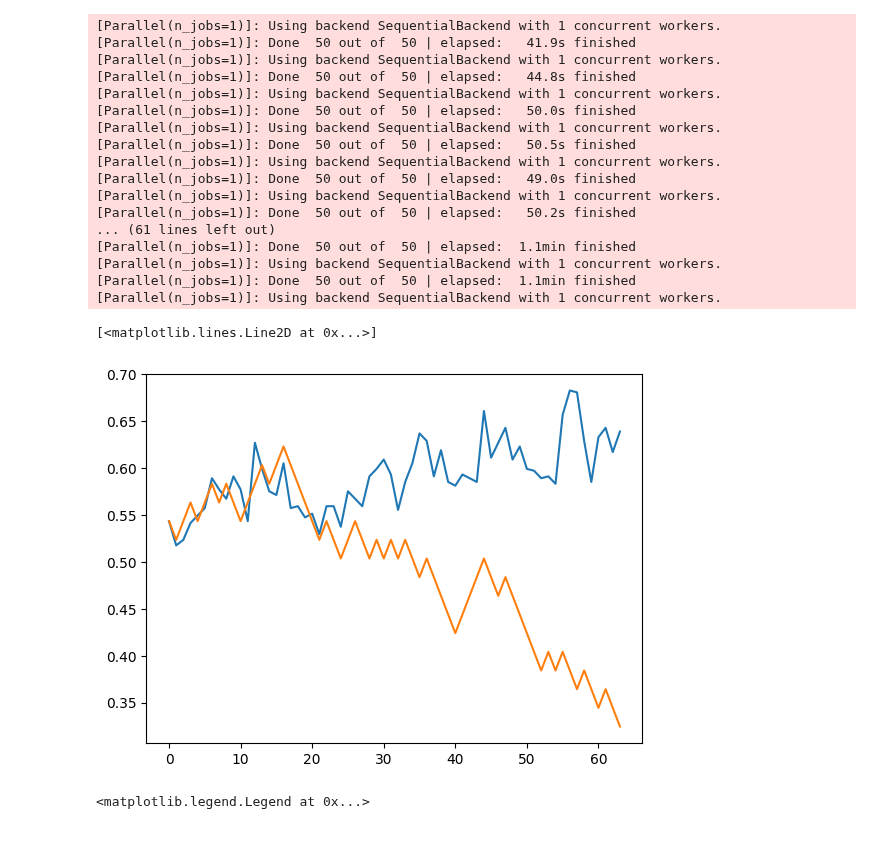
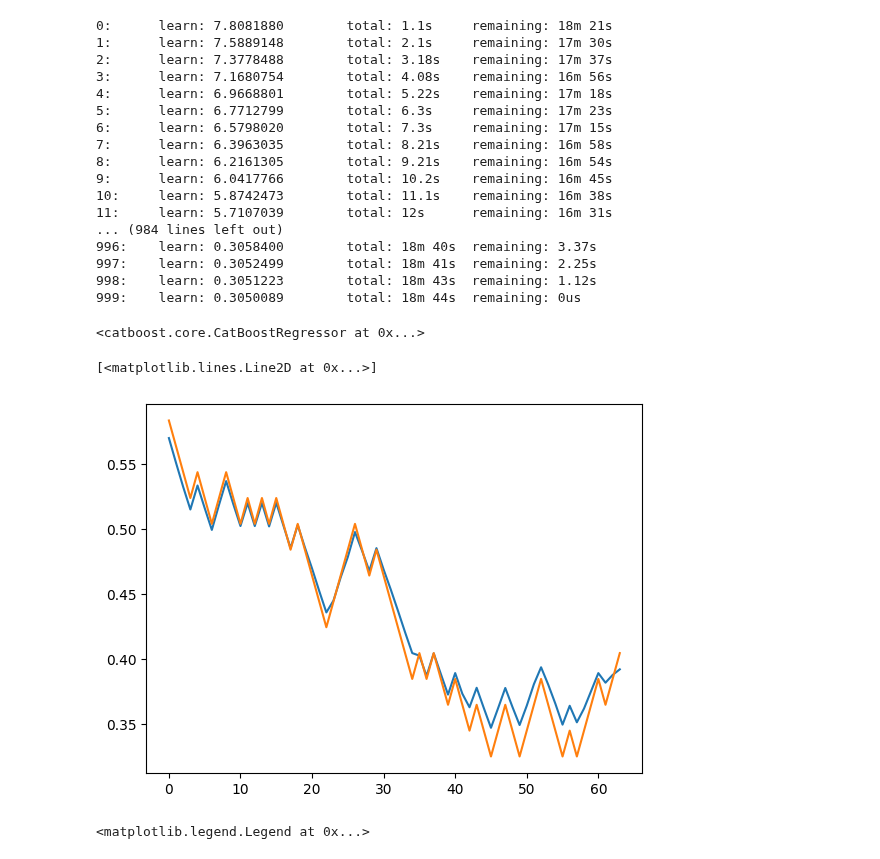
Before and after one commit to DSIP-FBK/DSIPTS, a Jupyter notebook: notebooks/6- non_predictable_RF.ipynb, the cells around one changed output. Drawn from its saved outputs; the diff is of its cells as text; code cells hidden in the pictures.

```diff
--- a/notebooks/6- non_predictable_RF.ipynb
+++ b/notebooks/6- non_predictable_RF.ipynb
@@ -35,10 +25,8 @@ random.seed(6)
 x, p = random_walk(N)
 data = pd.DataFrame({'y':x/x.max(),'p':p,'time':range(N)})
 # %%
-from sklearn.ensemble import RandomForestRegressor as RF
-from sklearn.multioutput import MultiOutputRegressor as MOR
-
-regressor = MOR(RF(n_estimators=50,verbose=True))
+from catboost import CatBoostRegressor
+regressor = CatBoostRegressor(loss_function='MultiRMSE')
 # %%
 ##load the timeseries to the datastructure, adding the hour column and use all the covariates
 ts = TimeSeries('weather')
@@ -101,22 +65,23 @@ def transform(dataset):
 # %%
 regressor.fit(**transform(train))
 # %% [output]
-[Parallel(n_jobs=1)]: Using backend SequentialBackend with 1 concurrent workers.
-[Parallel(n_jobs=1)]: Done  50 out of  50 | elapsed:   41.9s finished
-[Parallel(n_jobs=1)]: Using backend SequentialBackend with 1 concurrent workers.
-[Parallel(n_jobs=1)]: Done  50 out of  50 | elapsed:   44.8s finished
-[Parallel(n_jobs=1)]: Using backend SequentialBackend with 1 concurrent workers.
-[Parallel(n_jobs=1)]: Done  50 out of  50 | elapsed:   50.0s finished
-[Parallel(n_jobs=1)]: Using backend SequentialBackend with 1 concurrent workers.
-[Parallel(n_jobs=1)]: Done  50 out of  50 | elapsed:   50.5s finished
-[Parallel(n_jobs=1)]: Using backend SequentialBackend with 1 concurrent workers.
-[Parallel(n_jobs=1)]: Done  50 out of  50 | elapsed:   49.0s finished
-[Parallel(n_jobs=1)]: Using backend SequentialBackend with 1 concurrent workers.
-[Parallel(n_jobs=1)]: Done  50 out of  50 | elapsed:   50.2s finished
-... (61 lines left out)
-[Parallel(n_jobs=1)]: Done  50 out of  50 | elapsed:  1.1min finished
-[Parallel(n_jobs=1)]: Using backend SequentialBackend with 1 concurrent workers.
-[Parallel(n_jobs=1)]: Done  50 out of  50 | elapsed:  1.1min finished
-[Parallel(n_jobs=1)]: Using backend SequentialBackend with 1 concurrent workers.
+0:      learn: 7.8081880        total: 1.1s     remaining: 18m 21s
+1:      learn: 7.5889148        total: 2.1s     remaining: 17m 30s
+2:      learn: 7.3778488        total: 3.18s    remaining: 17m 37s
+3:      learn: 7.1680754        total: 4.08s    remaining: 16m 56s
+4:      learn: 6.9668801        total: 5.22s    remaining: 17m 18s
+5:      learn: 6.7712799        total: 6.3s     remaining: 17m 23s
+6:      learn: 6.5798020        total: 7.3s     remaining: 17m 15s
+7:      learn: 6.3963035        total: 8.21s    remaining: 16m 58s
+8:      learn: 6.2161305        total: 9.21s    remaining: 16m 54s
+9:      learn: 6.0417766        total: 10.2s    remaining: 16m 45s
+10:     learn: 5.8742473        total: 11.1s    remaining: 16m 38s
+11:     learn: 5.7107039        total: 12s      remaining: 16m 31s
+... (984 lines left out)
+996:    learn: 0.3058400        total: 18m 40s  remaining: 3.37s
+997:    learn: 0.3052499        total: 18m 41s  remaining: 2.25s
+998:    learn: 0.3051223        total: 18m 43s  remaining: 1.12s
+999:    learn: 0.3050089        total: 18m 44s  remaining: 0us
+<catboost.core.CatBoostRegressor at 0x...>
 # %%
 transform(test)
@@ -124,9 +89,9 @@ res = regressor.predict(transform(test)['X'])
 # %%
-plt.plot(res[0])
-plt.plot(transform(test)['y'][0])
+plt.plot(res[18])
+plt.plot(transform(test)['y'][18])
 # %% [output]
 [<matplotlib.lines.Line2D at 0x...>]
-[figure, old version]
+[figure, new version]
 # %%
 %matplotlib qt
 lag = 15
```
Also changed, not shown: parts of 4 cells of this notebook, 4 other files.
